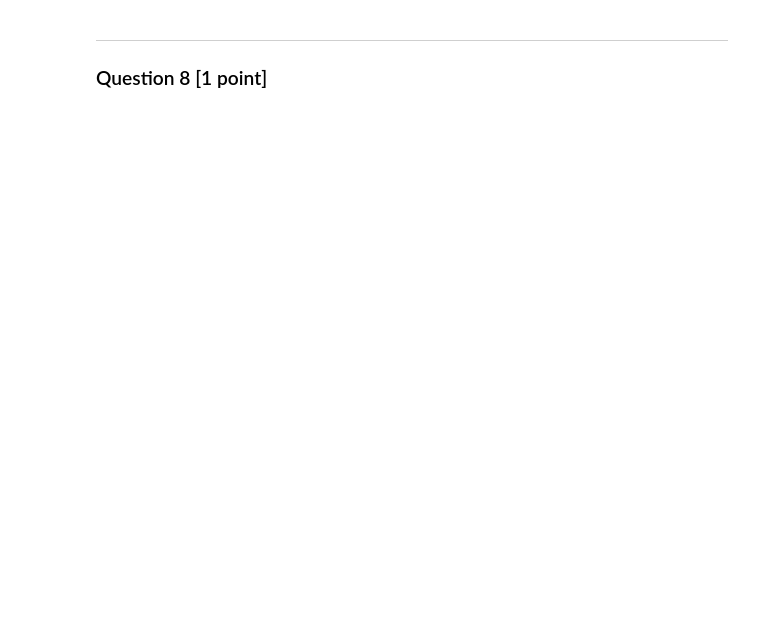
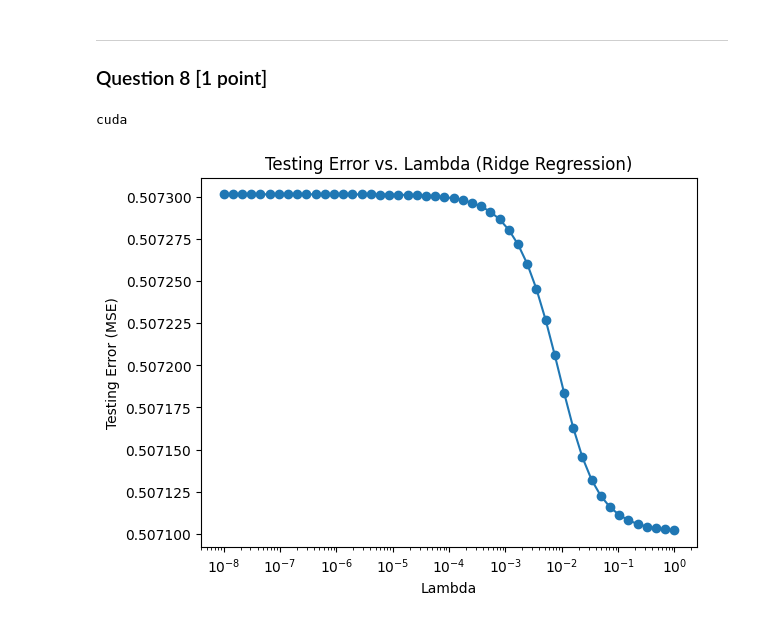
Before and after one commit to JackxTong/Math_For_ML, a Jupyter notebook: coursework1.ipynb, the cells around one changed output. Saved outputs shown, nothing was run; the diff lists cells and outputs as text; code cells hidden in the pictures; blank space fills up the shorter version.

```diff
--- a/coursework1.ipynb
+++ b/coursework1.ipynb
@@ -197,3 +682,68 @@ Y = torch.tensor(diabetes.target)
 # %% [markdown]
 ***
 ### Question 8 [1 point]
+# %%
+import torch
+import numpy as np
+import matplotlib.pyplot as plt
+
+# Check for CUDA availability
+device = torch.device("cuda" if torch.cuda.is_available() else "cpu")
+print(device)
+
+# Define the range of lambda values in log scale
+lambda_values = np.logspace(-8, 0, num=50)
+
+# Initialize a list to store the testing errors for each lambda
+testing_errors_ridge = []
+
+# Move data to the appropriate device
+X_train = X_train.to(device)
+Y_train = Y_train.to(device)
+X_test = X_test.to(device)
+Y_test = Y_test.to(device)
+
+# Loop over each lambda value
+for lambda_val in lambda_values:
+    # Initialize the parameters to zeros
+    theta_ridge = torch.zeros(p, dtype=torch.float64, requires_grad=True, device=device)
+    learning_rate = 0.1
+    epochs = 1000
+
+    # Perform gradient descent
+    for epoch in range(epochs):
+        # Zero the gradients
+        if theta_ridge.grad is not None:
+            theta_ridge.grad.zero_()
+
+        Y_train_pred_ridge = X_train @ theta_ridge
+
+        # Compute the loss (mean squared error with ridge regularization)
+        loss = torch.mean((Y_train_pred_ridge - Y_train) ** 2) + lambda_val * torch.sum(theta_ridge ** 2)
+        loss.backward()  # Backpropagate the loss
+
+        # Update the parameters
+        with torch.no_grad():
+            theta_ridge -= learning_rate * theta_ridge.grad
+
+    # Predict on the test set using ridge regression parameters
+    Y_test_pred_ridge = X_test @ theta_ridge
+
+    # Compute the mean squared error on the test set
+    mse_ridge = torch.mean((Y_test - Y_test_pred_ridge) ** 2)
+    testing_errors_ridge.append(mse_ridge.item())
+
+# Move testing errors back to CPU for plotting
+lambda_values = np.array(lambda_values)
+testing_errors_ridge = np.array(testing_errors_ridge)
+
+# Plot the testing error as a function of lambda
+plt.plot(lambda_values, testing_errors_ridge, marker='o')
+plt.xscale('log')
+plt.xlabel('Lambda')
+plt.ylabel('Testing Error (MSE)')
+plt.title('Testing Error vs. Lambda (Ridge Regression)')
+plt.show()
+# %% [output]
+cuda
+[figure, added]
```
Also changed, not shown: parts of 23 cells of this notebook.
